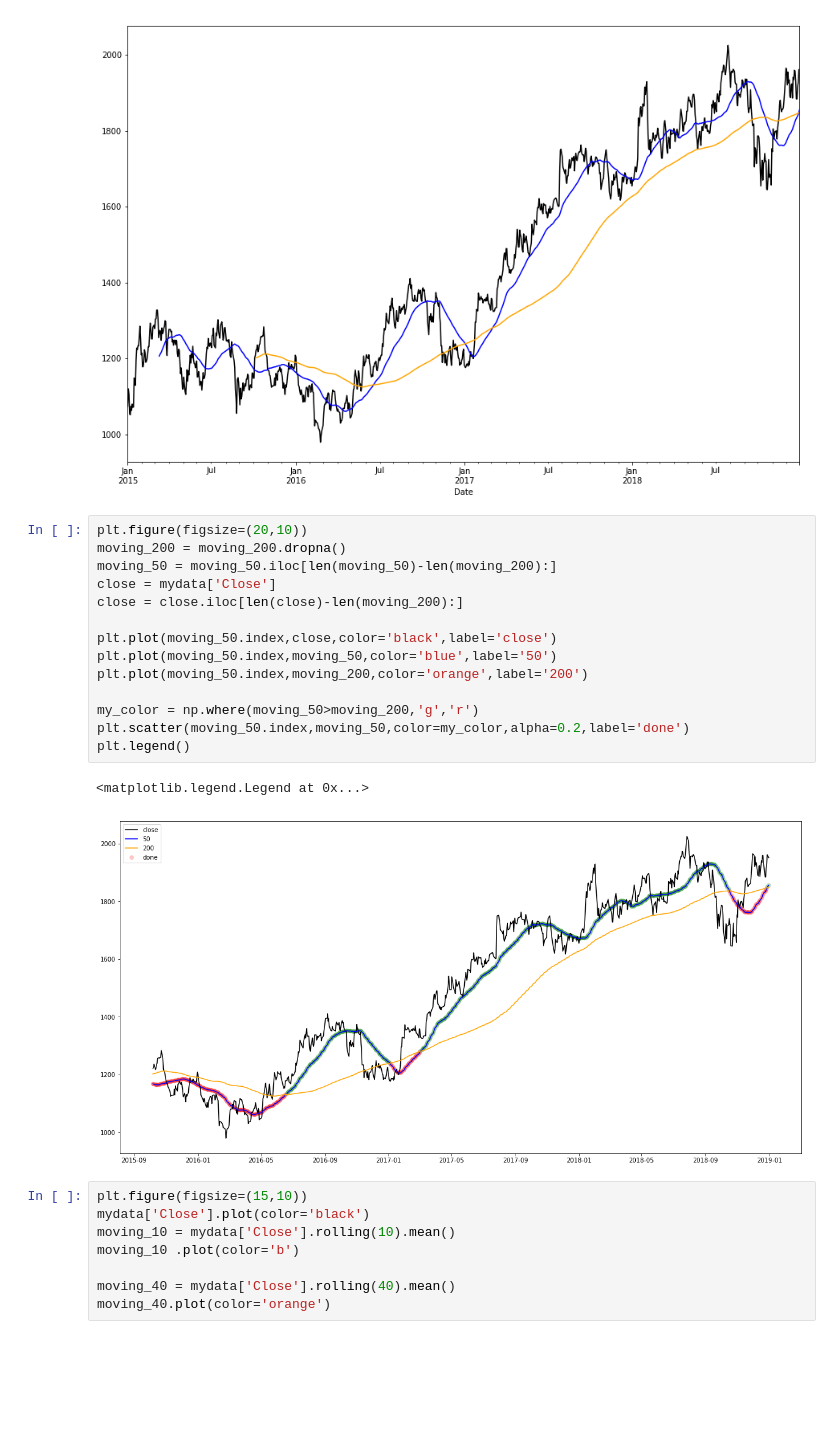
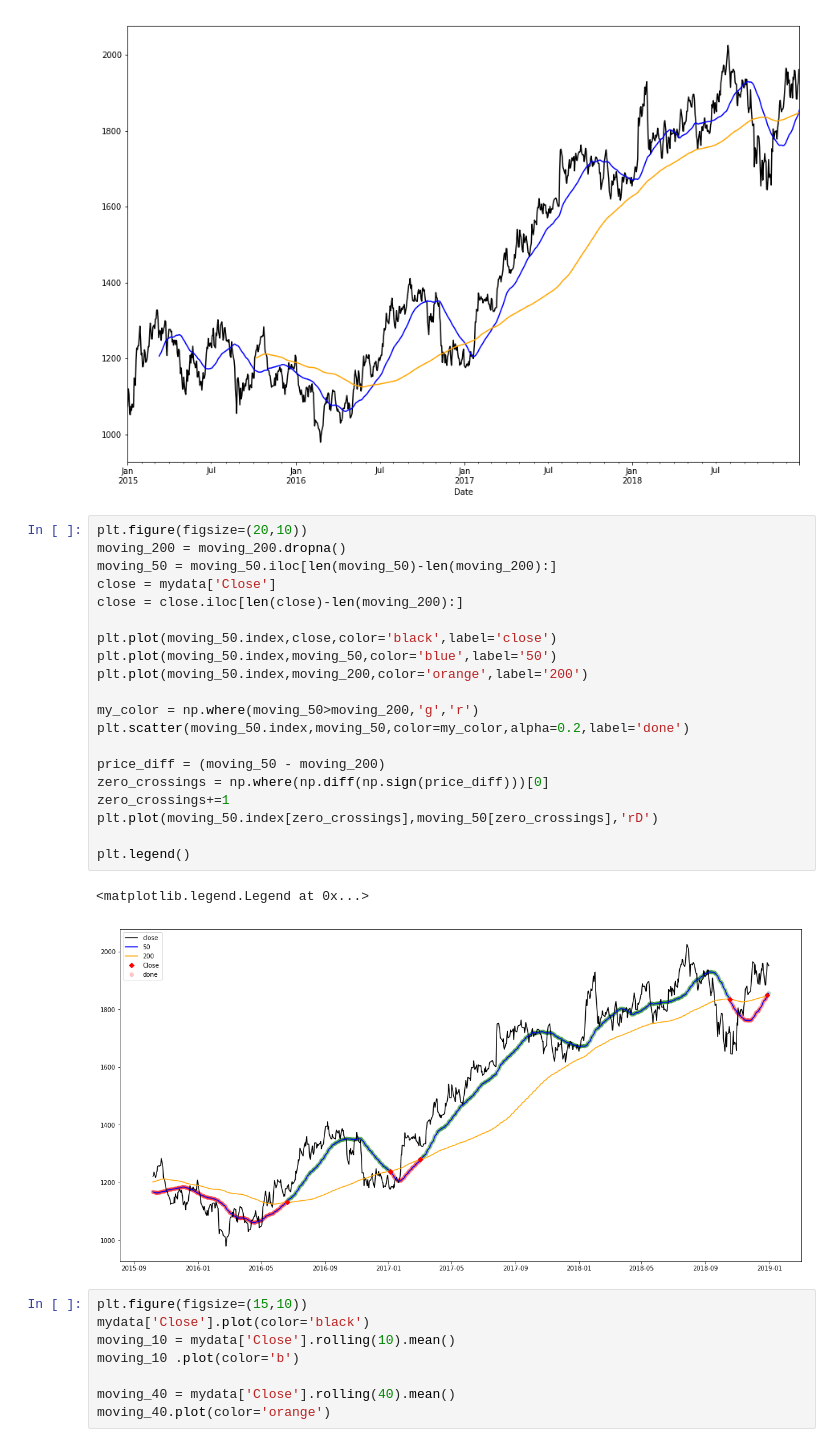
Before and after one commit to ayush003/Stock-Market-Analysis-and-Prediction, a Jupyter notebook: market_prediction.ipynb, the cells around one changed output. Cells and saved outputs as stored; diff of their text form; blank space fills up the shorter version.

```diff
--- a/market_prediction.ipynb
+++ b/market_prediction.ipynb
@@ -153,20 +153,26 @@ moving_200.plot(color='orange')
 # %%
 plt.figure(figsize=(20,10))
 moving_200 = moving_200.dropna()
 moving_50 = moving_50.iloc[len(moving_50)-len(moving_200):]
 close = mydata['Close']
 close = close.iloc[len(close)-len(moving_200):]
 
 plt.plot(moving_50.index,close,color='black',label='close')
 plt.plot(moving_50.index,moving_50,color='blue',label='50')
 plt.plot(moving_50.index,moving_200,color='orange',label='200')
 
 my_color = np.where(moving_50>moving_200,'g','r')
 plt.scatter(moving_50.index,moving_50,color=my_color,alpha=0.2,label='done')
+
+price_diff = (moving_50 - moving_200)
+zero_crossings = np.where(np.diff(np.sign(price_diff)))[0]
+zero_crossings+=1
+plt.plot(moving_50.index[zero_crossings],moving_50[zero_crossings],'rD')
+
 plt.legend()
 # %% [output]
 <matplotlib.legend.Legend at 0x...>
-[figure, old version]
+[figure, new version]
 # %%
 plt.figure(figsize=(15,10))
 mydata['Close'].plot(color='black')
```
Also changed, not shown: parts of 1 cell of this notebook.
